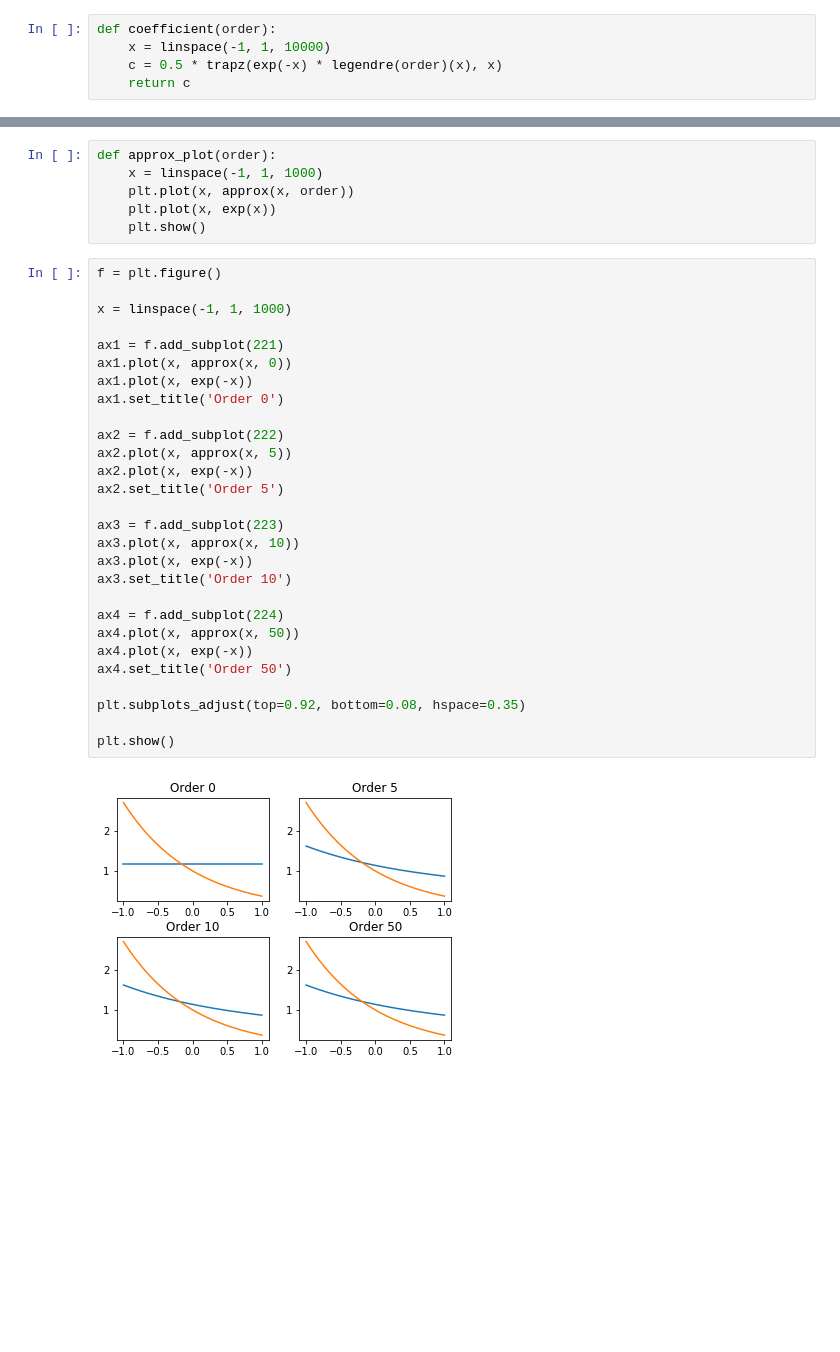
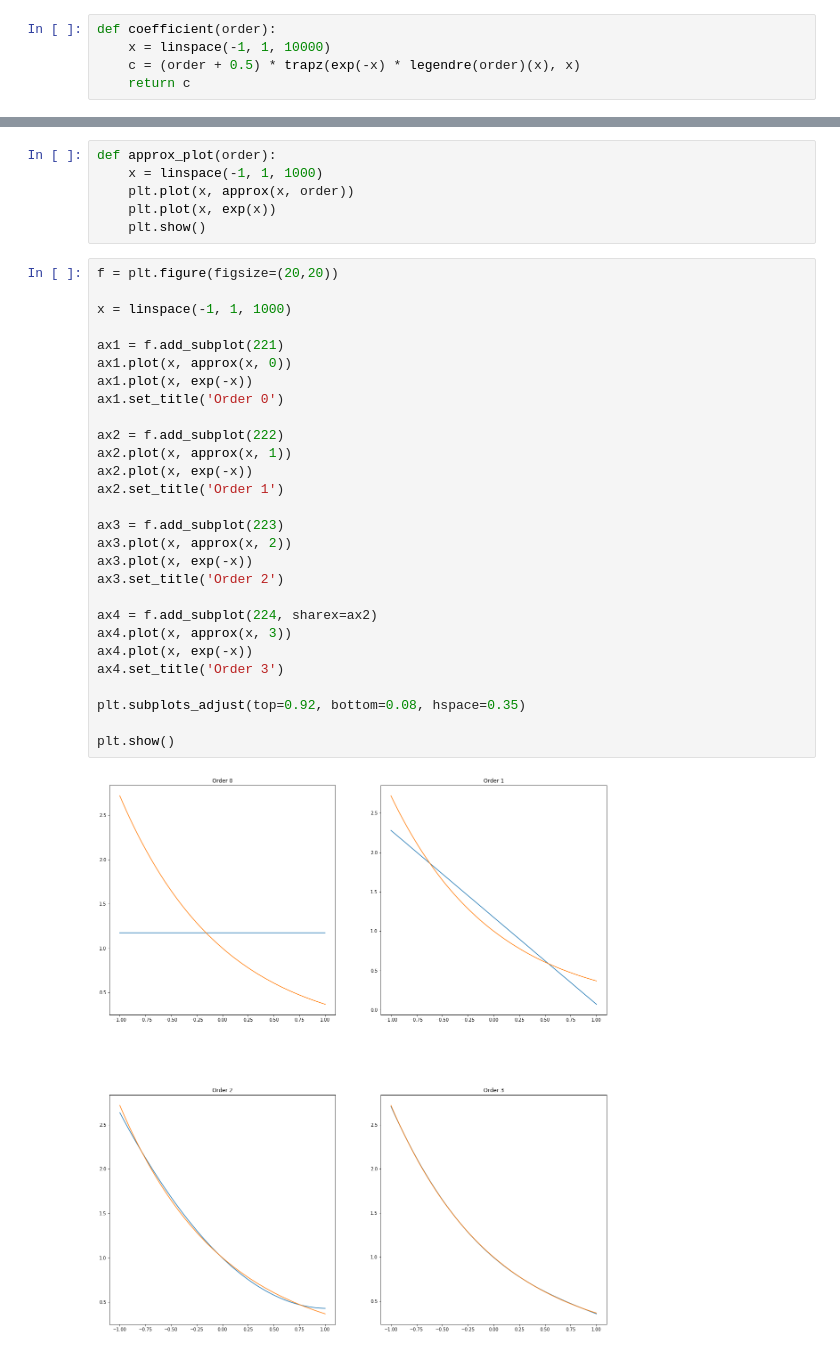
Before and after one commit to piovere/nucnotes, a Jupyter notebook: ne583/Homework/hw04/Legendre.ipynb, the cells around one changed output, grey strips where cells are left out. Drawn from its saved outputs; the diff is of its cells as text; blank space fills up the shorter version.

Commit message:
Fixed legendre polynomials

```diff
--- a/ne583/Homework/hw04/Legendre.ipynb
+++ b/ne583/Homework/hw04/Legendre.ipynb
@@ -9,7 +9,7 @@ import matplotlib.pyplot as plt
 # %%
 def coefficient(order):
     x = linspace(-1, 1, 10000)
-    c = 0.5 * trapz(exp(-x) * legendre(order)(x), x)
+    c = (order + 0.5) * trapz(exp(-x) * legendre(order)(x), x)
     return c
 # %%
 coefficient(0)
@@ -47,33 +47,33 @@ def approx_plot(order):
     plt.plot(x, exp(x))
     plt.show()
 # %%
-f = plt.figure()
+f = plt.figure(figsize=(20,20))
 
 x = linspace(-1, 1, 1000)
 
 ax1 = f.add_subplot(221)
 ax1.plot(x, approx(x, 0))
 ax1.plot(x, exp(-x))
 ax1.set_title('Order 0')
 
 ax2 = f.add_subplot(222)
-ax2.plot(x, approx(x, 5))
+ax2.plot(x, approx(x, 1))
 ax2.plot(x, exp(-x))
-ax2.set_title('Order 5')
+ax2.set_title('Order 1')
 
 ax3 = f.add_subplot(223)
-ax3.plot(x, approx(x, 10))
+ax3.plot(x, approx(x, 2))
 ax3.plot(x, exp(-x))
-ax3.set_title('Order 10')
+ax3.set_title('Order 2')
 
-ax4 = f.add_subplot(224)
-ax4.plot(x, approx(x, 50))
+ax4 = f.add_subplot(224, sharex=ax2)
+ax4.plot(x, approx(x, 3))
 ax4.plot(x, exp(-x))
-ax4.set_title('Order 50')
+ax4.set_title('Order 3')
 
 plt.subplots_adjust(top=0.92, bottom=0.08, hspace=0.35)
 
 plt.show()
 # %% [output]
-[figure, old version]
+[figure, new version]
 # %%
```
Also changed, not shown: parts of 8 cells of this notebook.
